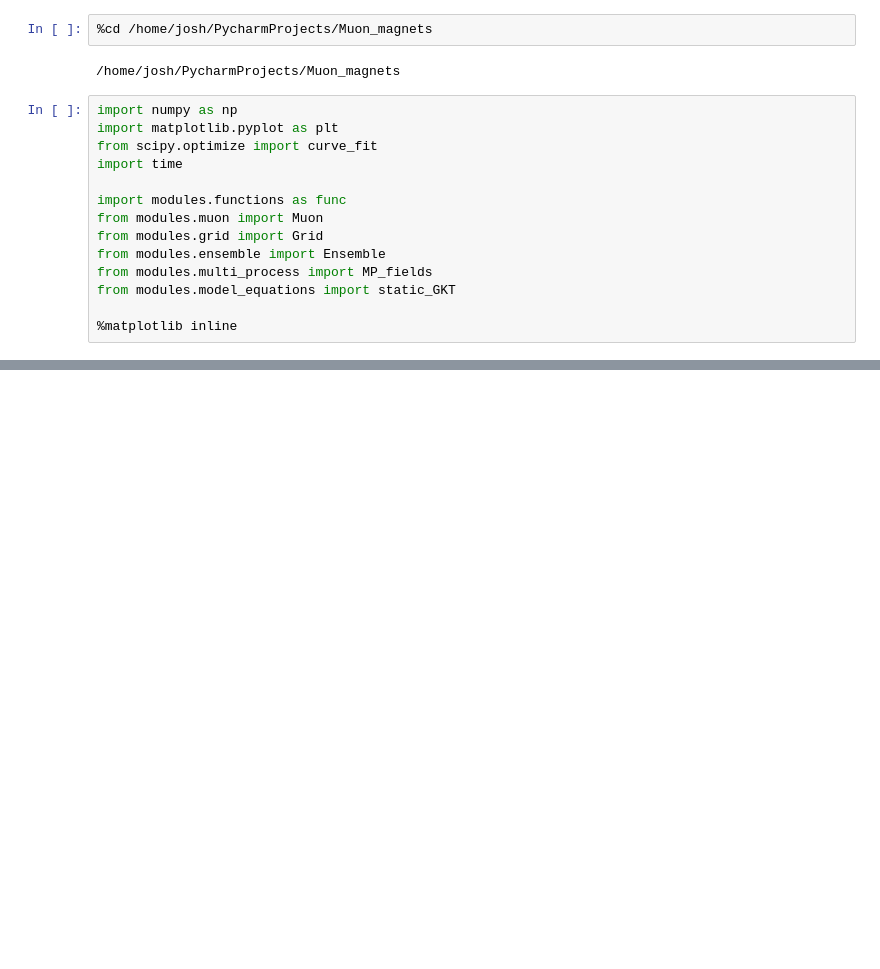
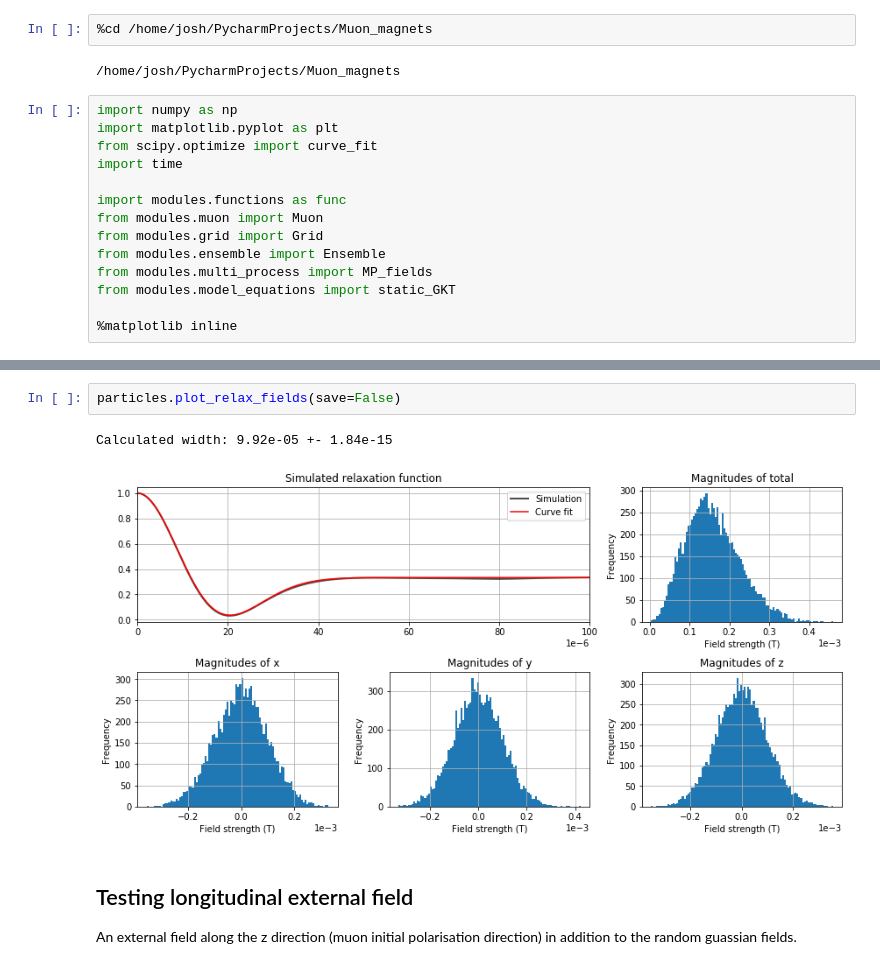
Before and after one commit to AJO-Python/Muon_magnets, a Jupyter notebook: notebooks/SUMMARY.ipynb, the cells around one changed output, grey strips where cells are left out. Cells and saved outputs as stored; diff of their text form; blank space fills up the shorter version.

```diff
--- a/notebooks/SUMMARY.ipynb
+++ b/notebooks/SUMMARY.ipynb
@@ -61,0 +118,8 @@ else:  # Calculate and save grid and ensemble
+# %%
+particles.plot_relax_fields(save=False)
+# %% [output]
+Calculated width: 9.92e-05 +- 1.84e-15
+[figure, added]
+# %% [markdown]
+## Testing longitudinal external field
+An external field along the z direction (muon initial polarisation direction) in addition to the random guassian fields.
```
Also changed, not shown: parts of 19 cells of this notebook, 1 other file.
